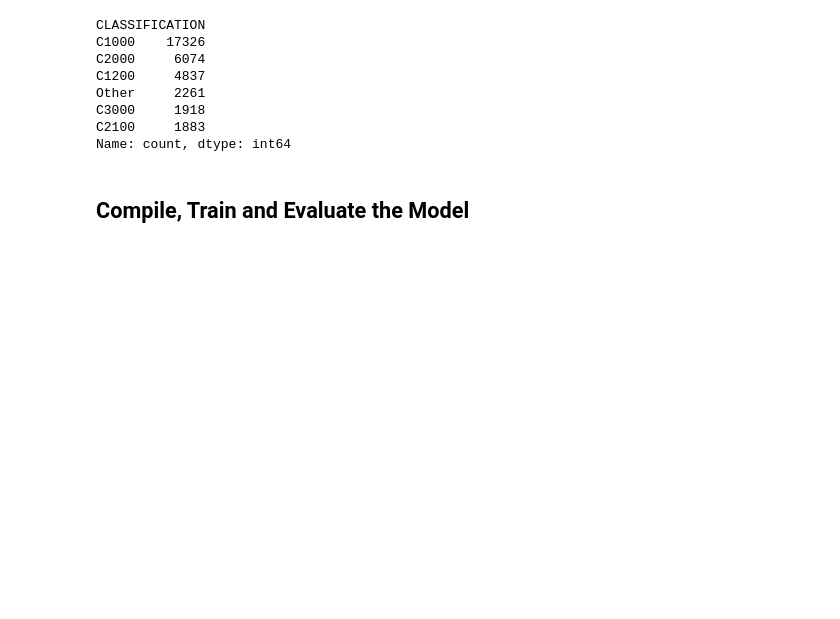
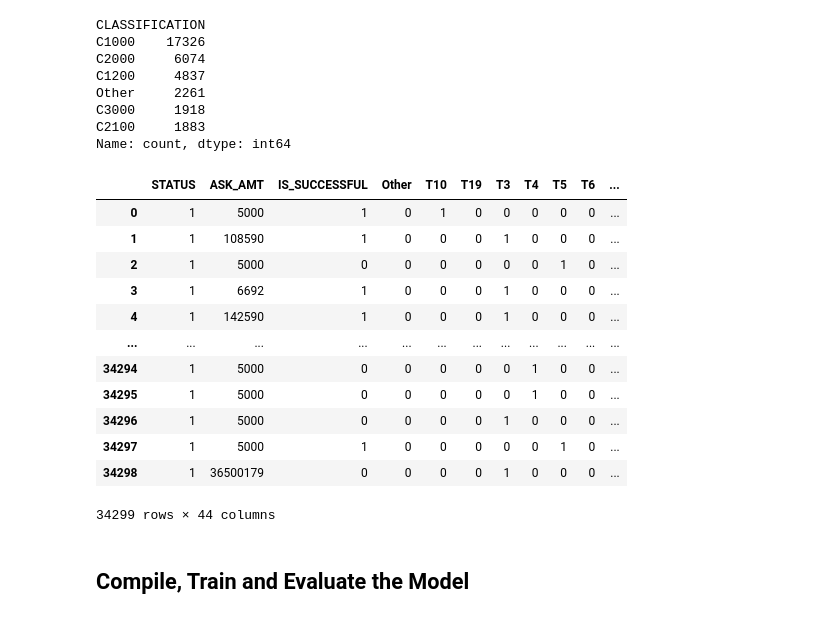
Before and after one commit to mwmosca/deep-learning-challenge, a Jupyter notebook: notebooks/AlphabetSoupCharity.ipynb, the cells around one changed output. Saved outputs shown, nothing was run; the diff lists cells and outputs as text; code cells hidden in the pictures; blank space fills up the shorter version.

```diff
--- a/notebooks/AlphabetSoupCharity.ipynb
+++ b/notebooks/AlphabetSoupCharity.ipynb
@@ -153,6 +153,22 @@ for c in categorical_columns:
     application_df = pd.concat([application_df, dummies], axis=1)
 
 application_df.drop(columns=categorical_columns, inplace=True)
+# %%
+application_df
+# %% [output]
+|  | STATUS | ASK_AMT | IS_SUCCESSFUL | Other | T10 | T19 | T3 | T4 | T5 | T6 | ... |
+| 0 | 1 | 5000 | 1 | 0 | 1 | 0 | 0 | 0 | 0 | 0 | ... |
+| 1 | 1 | 108590 | 1 | 0 | 0 | 0 | 1 | 0 | 0 | 0 | ... |
+| 2 | 1 | 5000 | 0 | 0 | 0 | 0 | 0 | 0 | 1 | 0 | ... |
+| 3 | 1 | 6692 | 1 | 0 | 0 | 0 | 1 | 0 | 0 | 0 | ... |
+| 4 | 1 | 142590 | 1 | 0 | 0 | 0 | 1 | 0 | 0 | 0 | ... |
+| ... | ... | ... | ... | ... | ... | ... | ... | ... | ... | ... | ... |
+| 34294 | 1 | 5000 | 0 | 0 | 0 | 0 | 0 | 1 | 0 | 0 | ... |
+| 34295 | 1 | 5000 | 0 | 0 | 0 | 0 | 0 | 1 | 0 | 0 | ... |
+| 34296 | 1 | 5000 | 0 | 0 | 0 | 0 | 1 | 0 | 0 | 0 | ... |
+| 34297 | 1 | 5000 | 1 | 0 | 0 | 0 | 0 | 0 | 1 | 0 | ... |
+| 34298 | 1 | 36500179 | 0 | 0 | 0 | 0 | 1 | 0 | 0 | 0 | ... |
+34299 rows × 44 columns
 # %%
 # Split preprocessed data into our features and target arrays
 X = application_df.drop(columns='IS_SUCCESSFUL')
```
Also changed, not shown: parts of 1 cell of this notebook.
